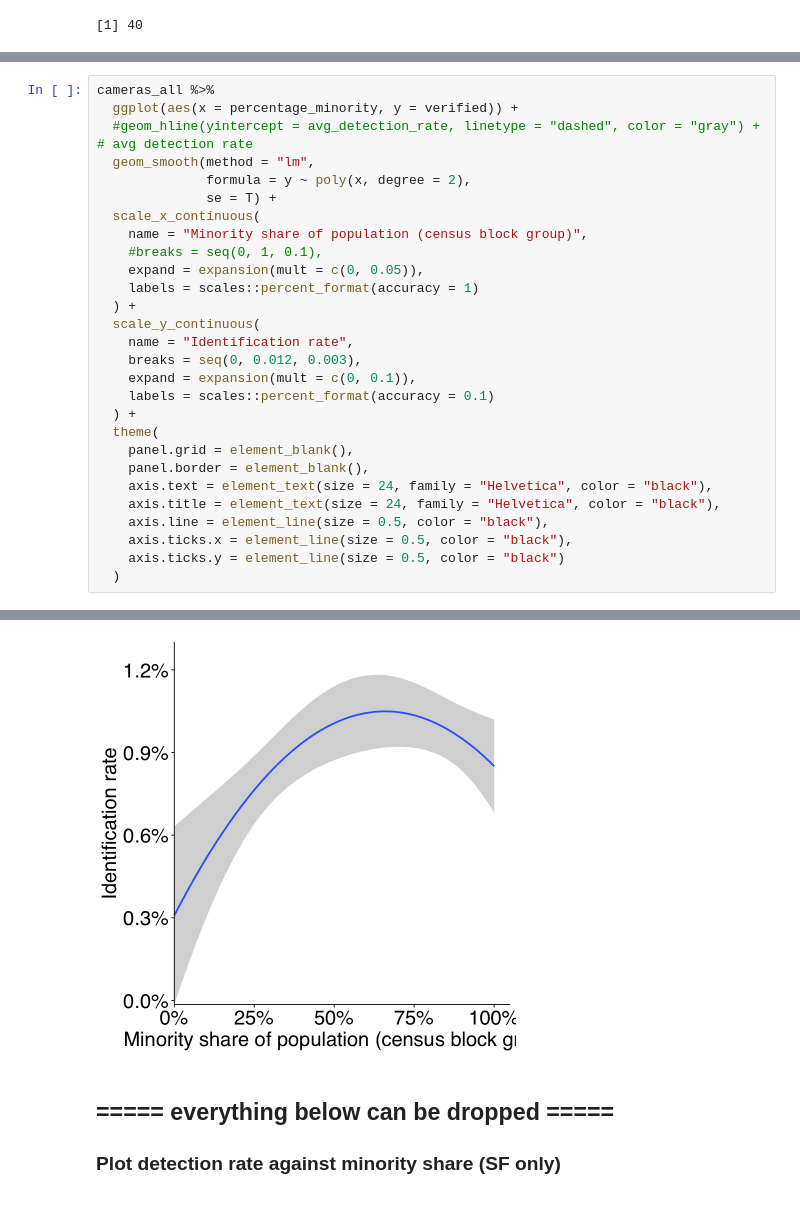
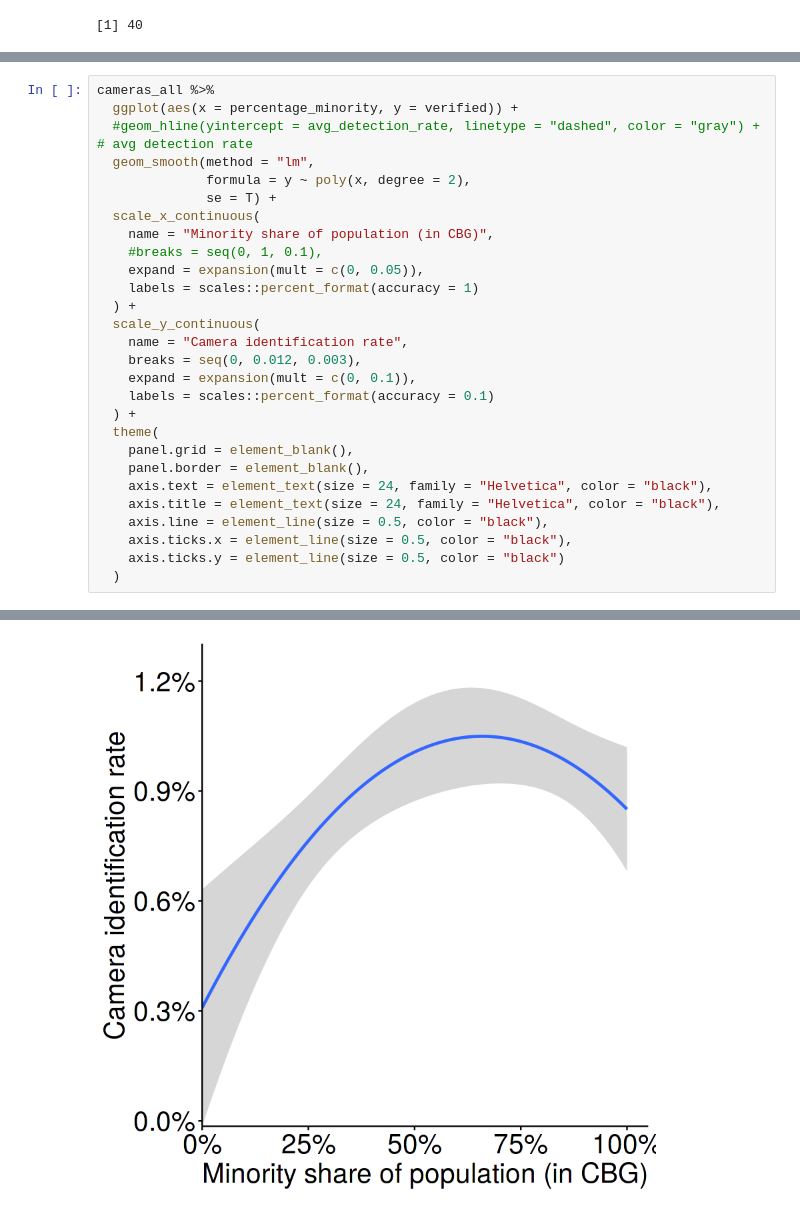
Before and after one commit to stanford-policylab/law-order-algo-2021, a Jupyter notebook: labs/week-4-surveillance-answers.ipynb, the cells around one changed output, grey strips where cells are left out. Cells and saved outputs as stored; diff of their text form.

```diff
--- a/labs/week-4-surveillance-answers.ipynb
+++ b/labs/week-4-surveillance-answers.ipynb
@@ -245,13 +246,13 @@ cameras_all %>%
               formula = y ~ poly(x, degree = 2),
               se = T) +
   scale_x_continuous(
-    name = "Minority share of population (census block group)",
+    name = "Minority share of population (in CBG)",
     #breaks = seq(0, 1, 0.1),
     expand = expansion(mult = c(0, 0.05)),
     labels = scales::percent_format(accuracy = 1)
   ) +
   scale_y_continuous(
-    name = "Identification rate",
+    name = "Camera identification rate",
     breaks = seq(0, 0.012, 0.003),
     expand = expansion(mult = c(0, 0.1)),
     labels = scales::percent_format(accuracy = 0.1)
@@ -269,4 +272 @@ cameras_all %>%
-[figure, old version]
+[figure, new version]
-# %% [markdown]
-## ===== everything below can be dropped =====
-### Plot detection rate against minority share (SF only)
```
Also changed, not shown: parts of 20 cells of this notebook, 3 other files.
